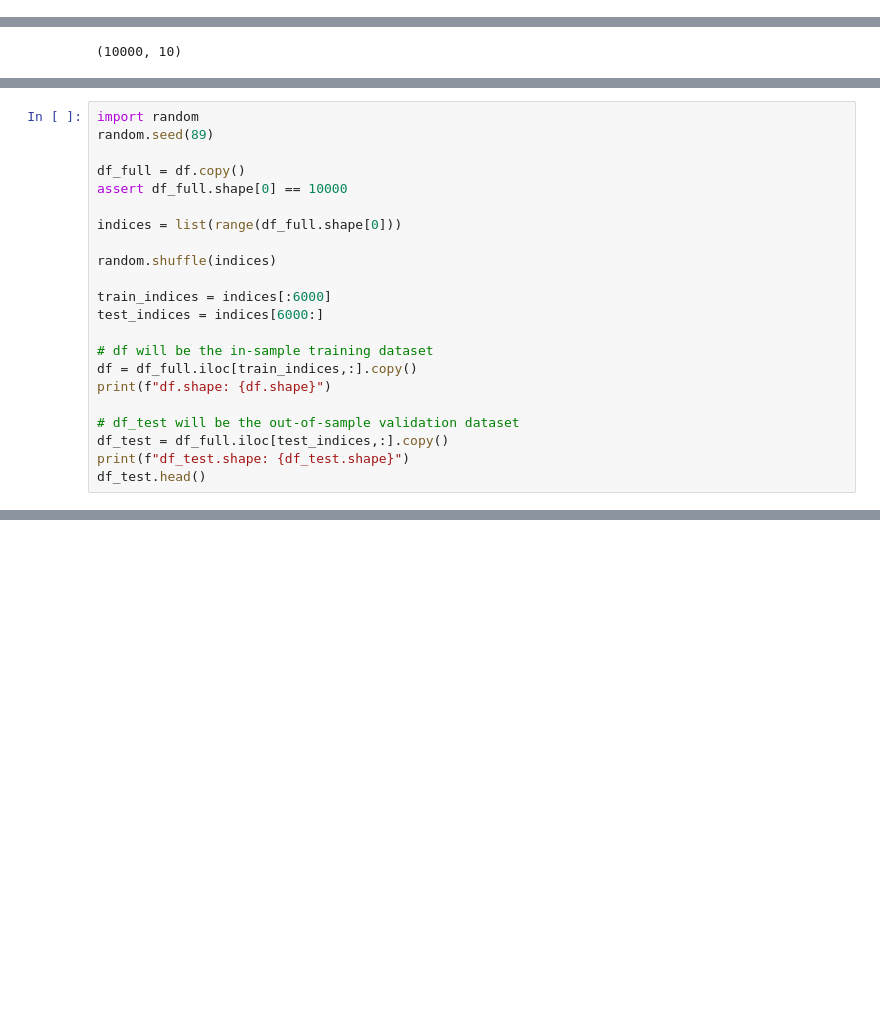
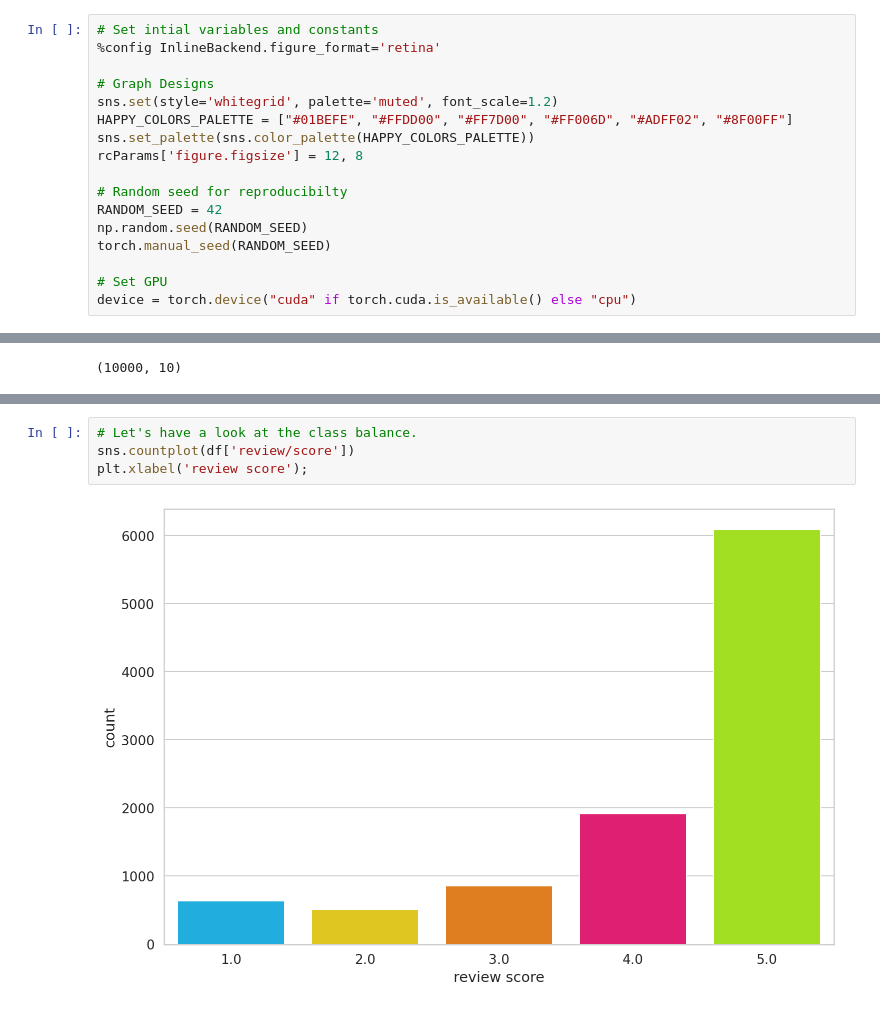
Before and after one commit to KaneEgan/cs39aa_project, a Jupyter notebook: amazon-book-reviews-with-bert.ipynb, the cells around one changed output, grey strips where cells are left out. Drawn from its saved outputs; the diff is of its cells as text; blank space fills up the shorter version.

Commit message:
Kaggle Notebook | Amazon Book Reviews with BERT | Version 4

```diff
--- a/amazon-book-reviews-with-bert.ipynb
+++ b/amazon-book-reviews-with-bert.ipynb
@@ -14,3 +50,20 @@ import tensorflow_hub as hub
+# %%
+# Set intial variables and constants
+%config InlineBackend.figure_format='retina'
+
+# Graph Designs
+sns.set(style='whitegrid', palette='muted', font_scale=1.2)
+HAPPY_COLORS_PALETTE = ["#01BEFE", "#FFDD00", "#FF7D00", "#FF006D", "#ADFF02", "#8F00FF"]
+sns.set_palette(sns.color_palette(HAPPY_COLORS_PALETTE))
+rcParams['figure.figsize'] = 12, 8
+
+# Random seed for reproducibilty
+RANDOM_SEED = 42
+np.random.seed(RANDOM_SEED)
+torch.manual_seed(RANDOM_SEED)
+
+# Set GPU
+device = torch.device("cuda" if torch.cuda.is_available() else "cpu")
 # %% [markdown]
 Importing data subset
 # %%
@@ -23,22 +73,0 @@ Spliting the dataset into test and training sets.
-# %%
-import random
-random.seed(89)
-
-df_full = df.copy()
-assert df_full.shape[0] == 10000
-
-indices = list(range(df_full.shape[0]))
-
-random.shuffle(indices)
-
-train_indices = indices[:6000]
-test_indices = indices[6000:]
-
-# df will be the in-sample training dataset
-df = df_full.iloc[train_indices,:].copy()
-print(f"df.shape: {df.shape}")
-
-# df_test will be the out-of-sample validation dataset
-df_test = df_full.iloc[test_indices,:].copy()
-print(f"df_test.shape: {df_test.shape}")
-df_test.head()
@@ -53,0 +99,6 @@ df_test.shape: (4000, 10)
+# %%
+# Let's have a look at the class balance.
+sns.countplot(df['review/score'])
+plt.xlabel('review score');
+# %% [output]
+[figure, added]
```
Also changed, not shown: parts of 27 cells of this notebook.
